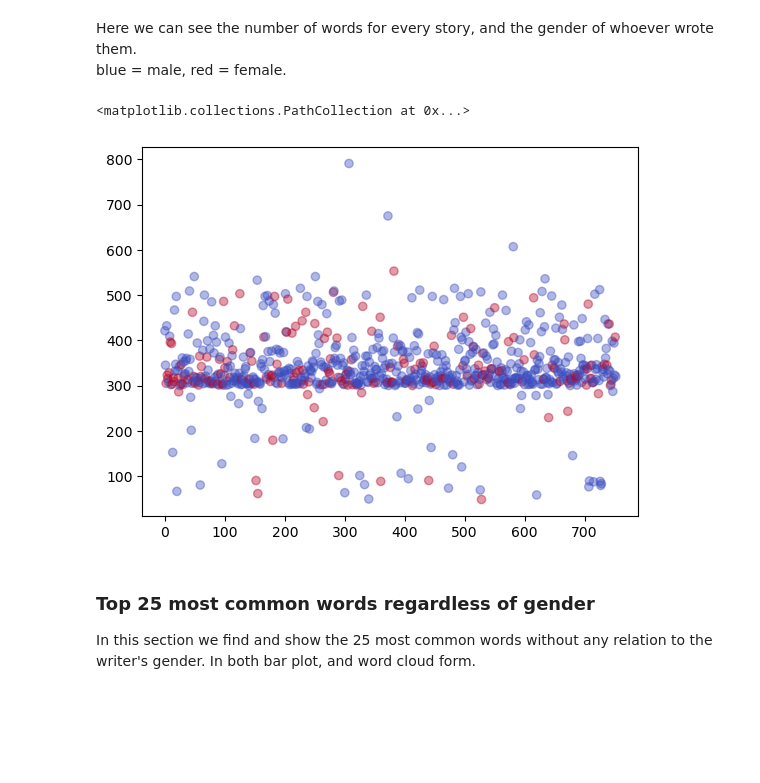
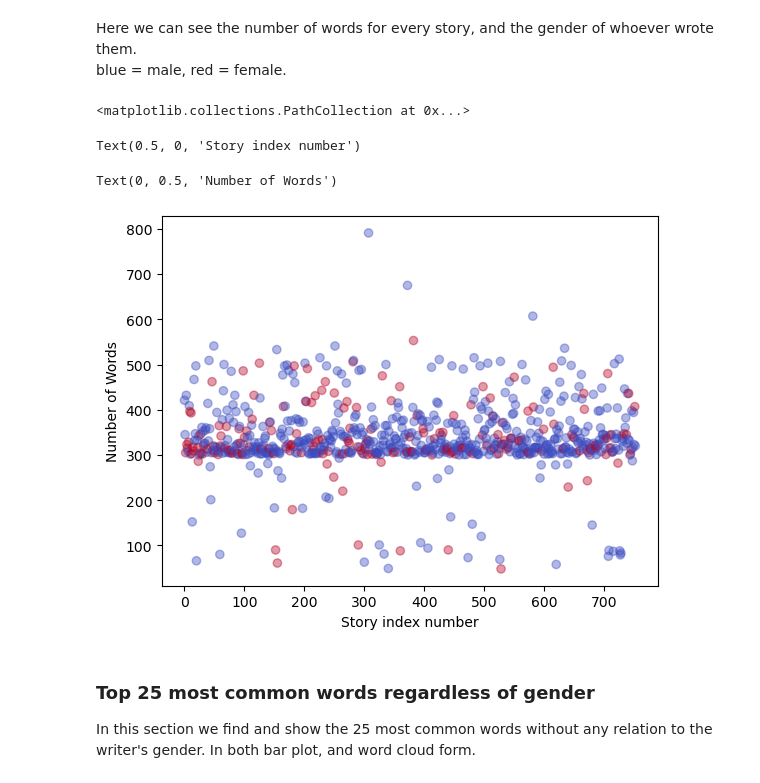
Before and after one commit to Shahars71/Text-Analysis-and-Machine-Learning, a Jupyter notebook: Assignment3-text-analysis.ipynb, the cells around one changed output. Drawn from its saved outputs; the diff is of its cells as text; code cells hidden in the pictures; blank space fills up the shorter version.

```diff
--- a/Assignment3-text-analysis.ipynb
+++ b/Assignment3-text-analysis.ipynb
@@ -148,8 +148,8 @@ from sklearn.linear_model import LogisticRegression
 ### Reading input files
 Reading input files for train annotated corpus (raw text data) corpus and for the test corpus
 # %%
-train_filename = r"C:\Users\97254\Python Notebooks\Ass3\annotated_corpus_for_train.csv"
-test_filename  = r"C:\Users\97254\Python Notebooks\Ass3\corpus_for_test.csv"
+train_filename = r".\annotated_corpus_for_train.csv"
+test_filename  = r".\corpus_for_test.csv"
 df_train = pd.read_csv(train_filename, index_col=None, encoding='utf-8')
 df_test  = pd.read_csv(test_filename, index_col=None, encoding='utf-8')
 # %% [markdown]
@@ -295,10 +295,14 @@ blue = male, red = female.
 # %%
 color = df_train["gender"]
 colors = np.where(color == 0, "#3B4CC0", "#B40426")
 plt.scatter(x = df_train.index, y = df_train["Number of Words"],c = colors, alpha = 0.4)
+plt.xlabel("Story index number")
+plt.ylabel("Number of Words")
 # %% [output]
 <matplotlib.collections.PathCollection at 0x...>
+Text(0.5, 0, 'Story index number')
+Text(0, 0.5, 'Number of Words')
-[figure, old version]
+[figure, new version]
 # %% [markdown]
 ### Top 25 most common words regardless of gender
 In this section we find and show the 25 most common words without any relation to the writer's gender. In both bar plot, and word cloud form.
```
Also changed, not shown: parts of 7 cells of this notebook.
